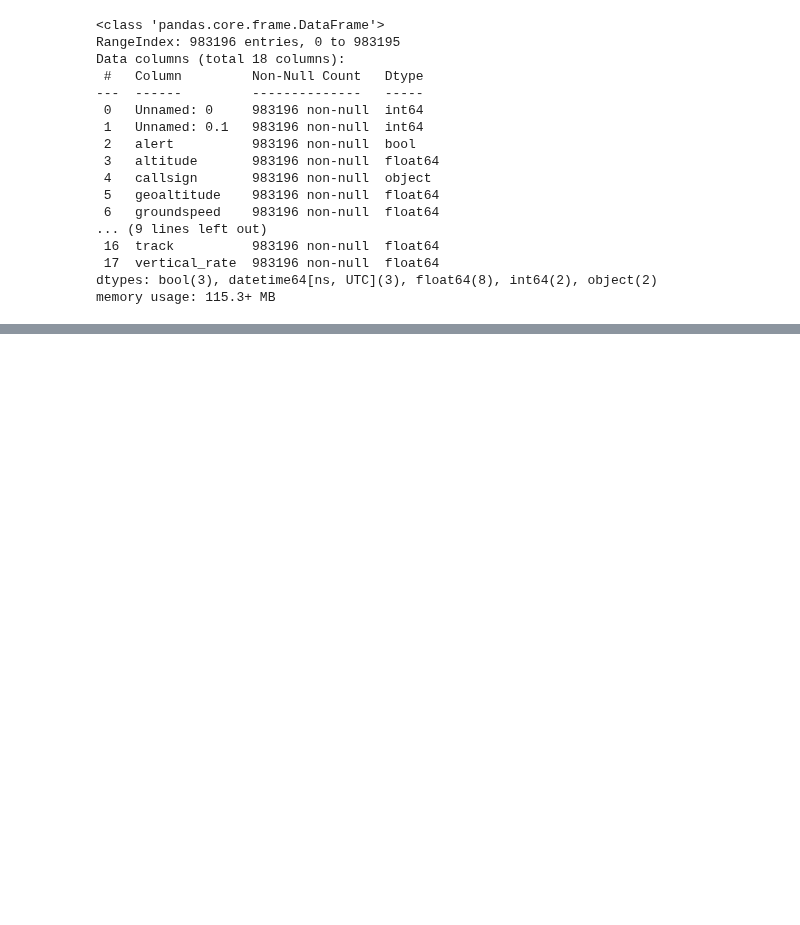
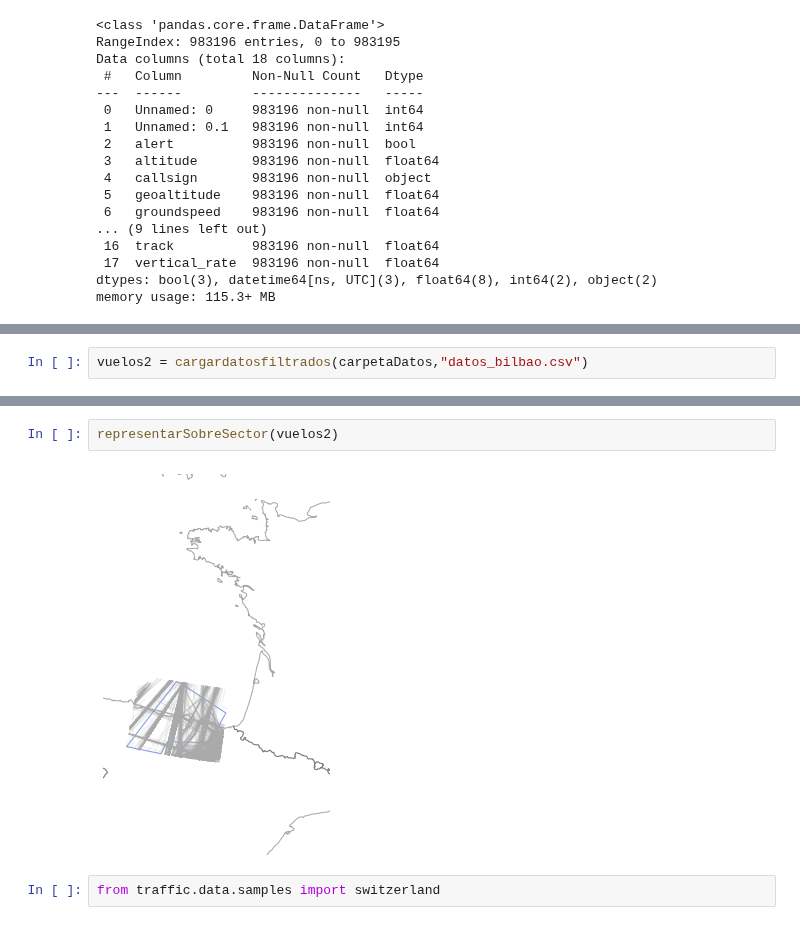
Before and after one commit to jaimebw/tfg, a Jupyter notebook: libros/repre_datosfiltrados.ipynb, the cells around one changed output, grey strips where cells are left out. Drawn from its saved outputs; the diff is of its cells as text; blank space fills up the shorter version.

```diff
--- a/libros/repre_datosfiltrados.ipynb
+++ b/libros/repre_datosfiltrados.ipynb
@@ -53,0 +39,2 @@ with plt.style.context("traffic"):
+# %%
+vuelos2 = cargardatosfiltrados(carpetaDatos,"datos_bilbao.csv")
@@ -53,0 +120,6 @@ with plt.style.context("traffic"):
+# %%
+representarSobreSector(vuelos2)
+# %% [output]
+[figure, added]
+# %%
+from traffic.data.samples import switzerland
```
Also changed, not shown: parts of 6 cells of this notebook.
